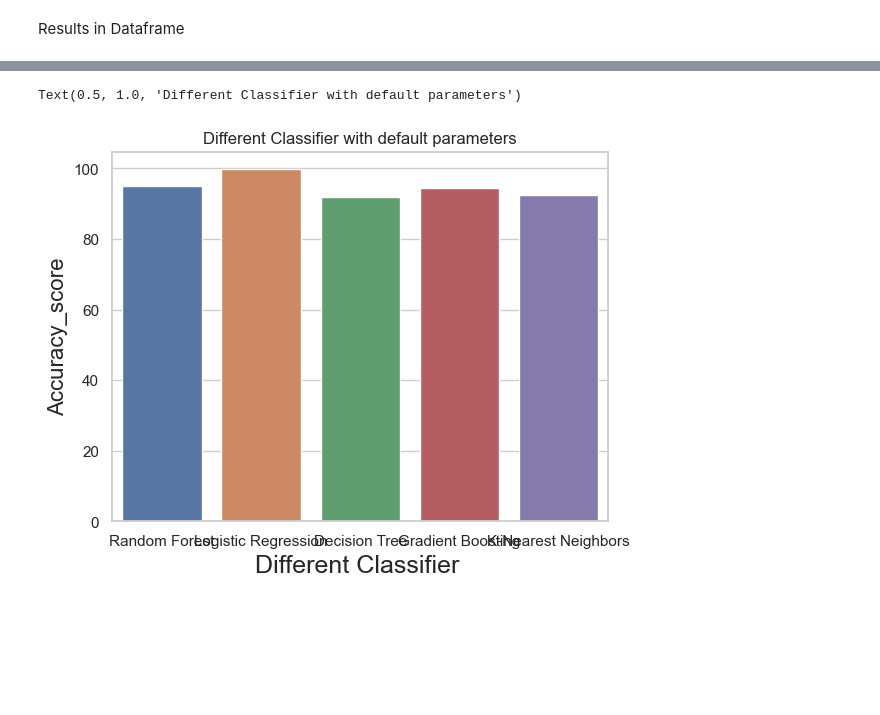
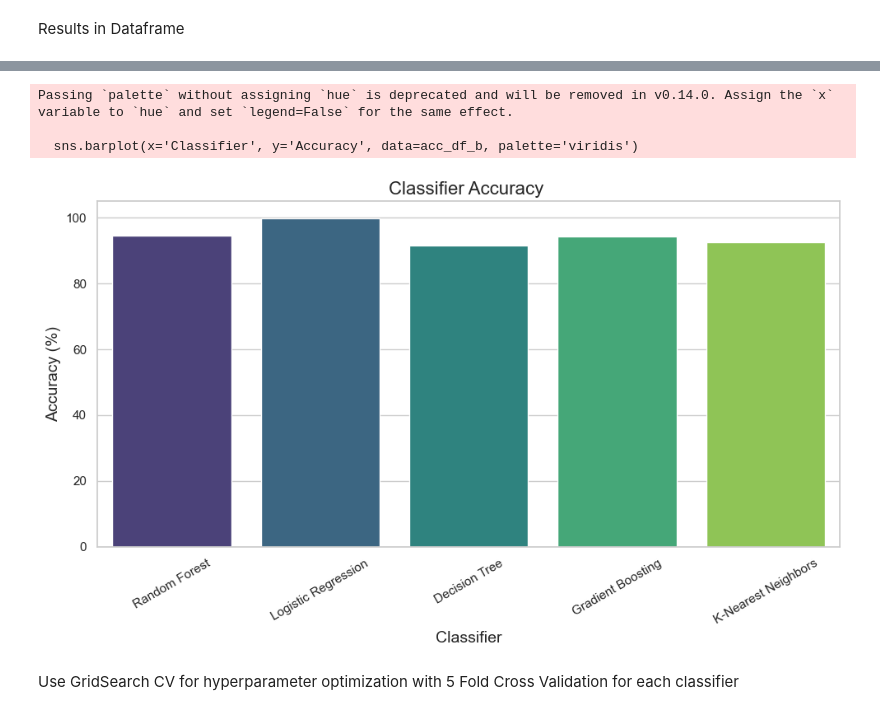
Before and after one commit to jari127/MSDS25026_Project, a Jupyter notebook: code_file.ipynb, the cells around one changed output, grey strips where cells are left out. Drawn from its saved outputs; the diff is of its cells as text; code cells hidden in the pictures; blank space fills up the shorter version.

```diff
--- a/code_file.ipynb
+++ b/code_file.ipynb
@@ -943,9 +945,28 @@ value
+# %%
+# Convert dictionary to DataFrame for plotting
+acc_df_b = pd.DataFrame(list(accuracy_results.items()), columns=['Classifier', 'Accuracy'])
 # %%
 #barplot for classifer
-sns.barplot(data = value)
-plt.xlabel('Different Classifier ', fontsize=18)
-plt.ylabel('Accuracy_score', fontsize=16)
-plt.title('Different Classifier with default parameters')
+plt.figure(figsize=(10,6))
+sns.barplot(x='Classifier', y='Accuracy', data=acc_df_b, palette='viridis')
+
+# Labels and title
+plt.xlabel('Classifier', fontsize=14)
+plt.ylabel('Accuracy (%)', fontsize=14)
+plt.title('Classifier Accuracy ', fontsize=16)
+
+# Rotate x-axis labels for clarity
+plt.xticks(rotation=30)
+
+# Set y-axis limit for better visualization
+plt.ylim(0, 105)
+
+plt.tight_layout()
+plt.show()
 # %% [output]
-Text(0.5, 1.0, 'Different Classifier with default parameters')
+Passing `palette` without assigning `hue` is deprecated and will be removed in v0.14.0. Assign the `x` variable to `hue` and set `legend=False` for the same effect.
+
+  sns.barplot(x='Classifier', y='Accuracy', data=acc_df_b, palette='viridis')
-[figure, old version]
+[figure, new version]
+# %% [markdown]
+Use GridSearch CV for hyperparameter optimization with 5 Fold Cross Validation for each classifier
```
Also changed, not shown: parts of 7 cells of this notebook, 3 other files.
